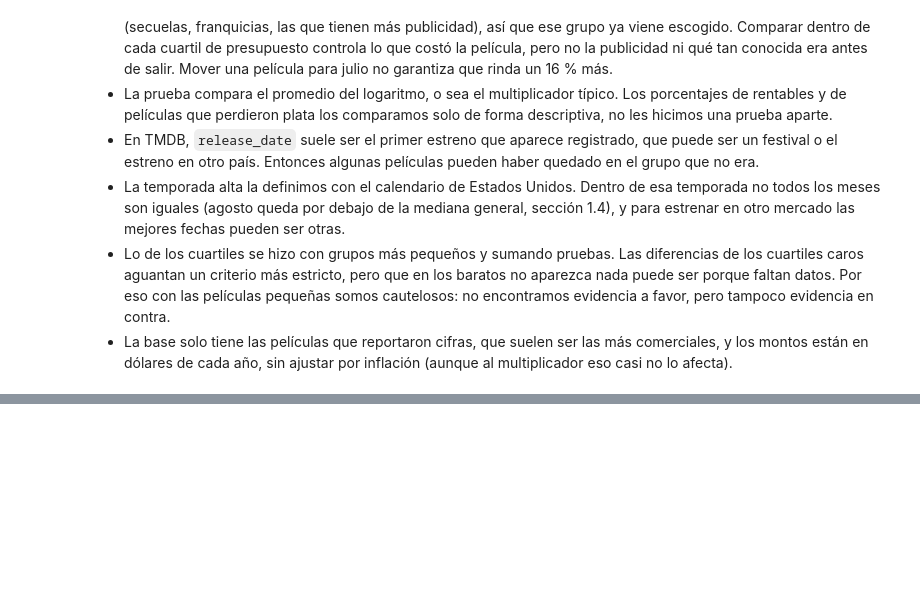
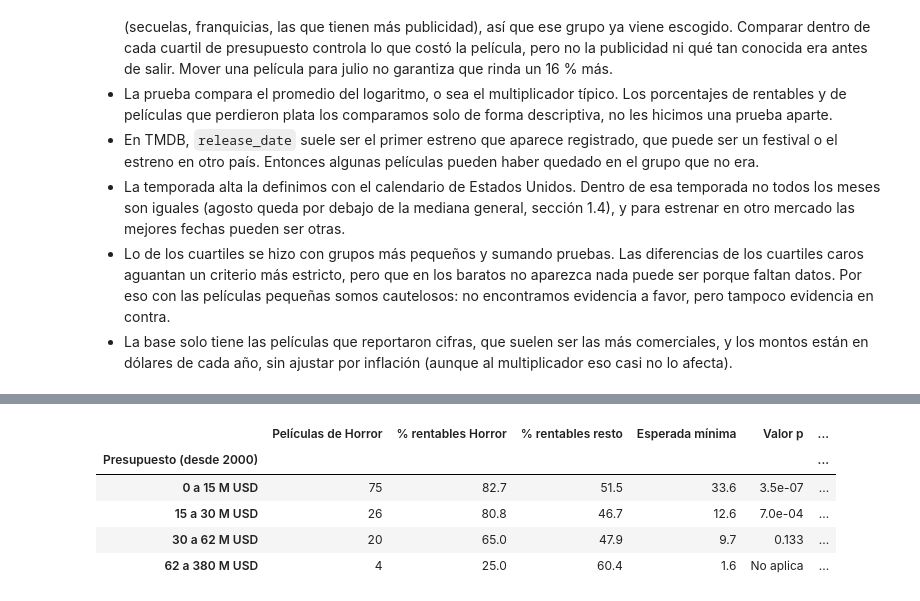
Before and after one commit to JulianHZ711/analisis-datos-evento-3, a Jupyter notebook: notebooks/03_hipotesis_pruebas.ipynb, the cells around one changed output, grey strips where cells are left out. Saved outputs shown, nothing was run; the diff lists cells and outputs as text; code cells hidden in the pictures; blank space fills up the shorter version.

```diff
--- a/notebooks/03_hipotesis_pruebas.ipynb
+++ b/notebooks/03_hipotesis_pruebas.ipynb
@@ -893,0 +1023,7 @@ Como rechazamos H0, el error que podríamos estar cometiendo es el tipo I, o sea
+# %%
+genero_dominante = aportes["Toda la base"]["% del chi-cuadrado"].idxmax()
+sin_dominante = {nombre: datos[datos["genero_agrupado"] != genero_dominante]
+                 for nombre, datos in poblaciones_h3.items()}
+
+pd.DataFrame({nombre: probar_chi2(tabla_contingencia(datos))
+              for nombre, datos in sin_dominante.items()}).T.rename_axis(f"Población, sin {genero_dominante}")
@@ -893,0 +1045,27 @@ Como rechazamos H0, el error que podríamos estar cometiendo es el tipo I, o sea
+# %%
+con_cuartil = poblaciones_h3[f"Desde {ANIO_CORTE}"].assign(
+    cuartil=cuartil, es_dominante=lambda datos: datos["genero_agrupado"].eq(genero_dominante))
+
+filas = {}
+for etiqueta in etiquetas:
+    datos = con_cuartil[con_cuartil["cuartil"] == etiqueta]
+    prueba = probar_chi2(tabla_contingencia(datos, "es_dominante"))
+    aplica = prueba["Esperada mínima"] >= MIN_FRECUENCIA_ESPERADA
+    rentables = datos.groupby("es_dominante")["rentable"].mean() * 100
+    filas[f"{etiqueta} M USD"] = {
+        f"Películas de {genero_dominante}": int(datos["es_dominante"].sum()),
+        f"% rentables {genero_dominante}": round(rentables[True], 1),
+        "% rentables resto": round(rentables[False], 1),
+        "Esperada mínima": prueba["Esperada mínima"],
+        "Valor p": prueba["Valor p"] if aplica else "No aplica",
+        "Decisión": prueba["Decisión"] if aplica else "No aplica",
+    }
+
+pd.DataFrame.from_dict(filas, orient="index").rename_axis(f"Presupuesto (desde {ANIO_CORTE})")
+# %% [output]
+|  | Películas de Horror | % rentables Horror | % rentables resto | Esperada mínima | Valor p | ... |
+| Presupuesto (desde 2000) |  |  |  |  |  | ... |
+| 0 a 15 M USD | 75 | 82.7 | 51.5 | 33.6 | 3.5e-07 | ... |
+| 15 a 30 M USD | 26 | 80.8 | 46.7 | 12.6 | 7.0e-04 | ... |
+| 30 a 62 M USD | 20 | 65.0 | 47.9 | 9.7 | 0.133 | ... |
+| 62 a 380 M USD | 4 | 25.0 | 60.4 | 1.6 | No aplica | ... |
```
Also changed, not shown: parts of 15 cells of this notebook.
